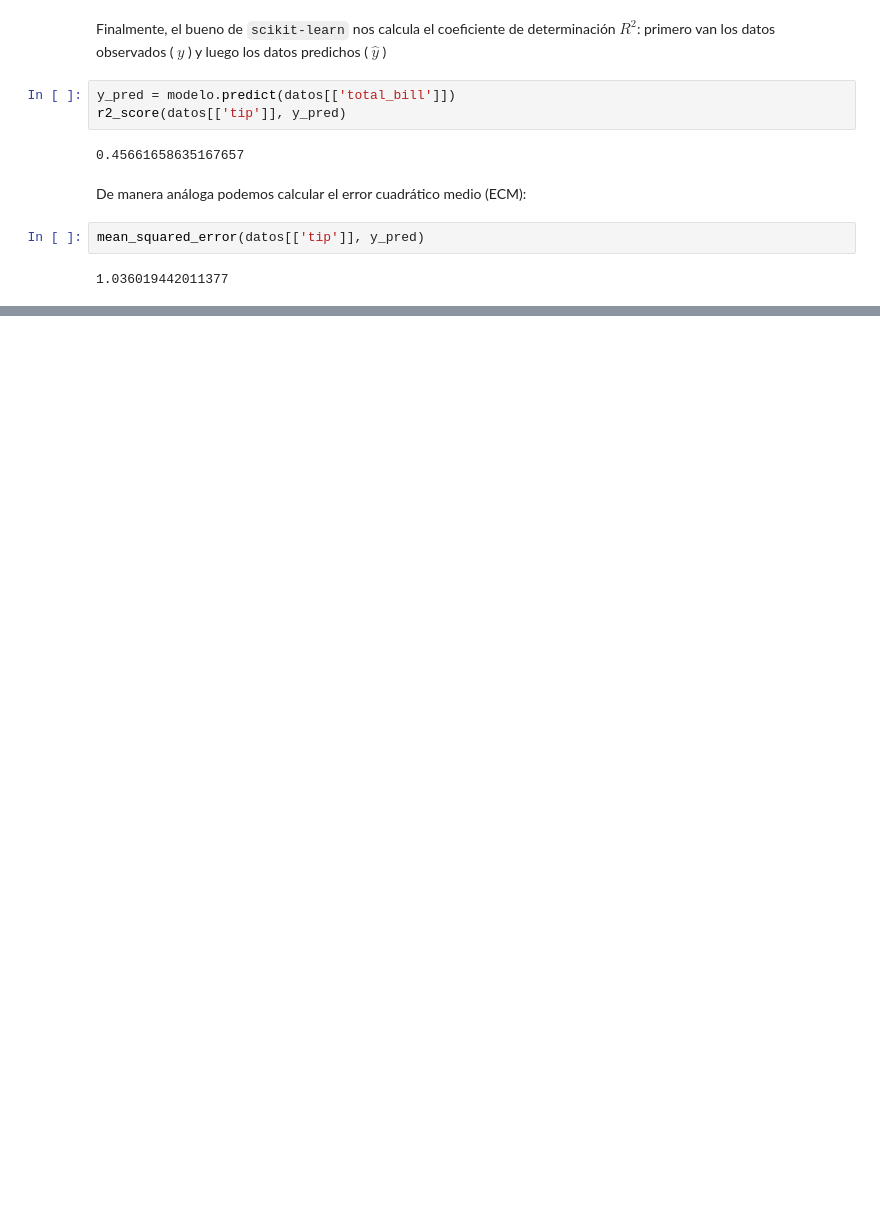
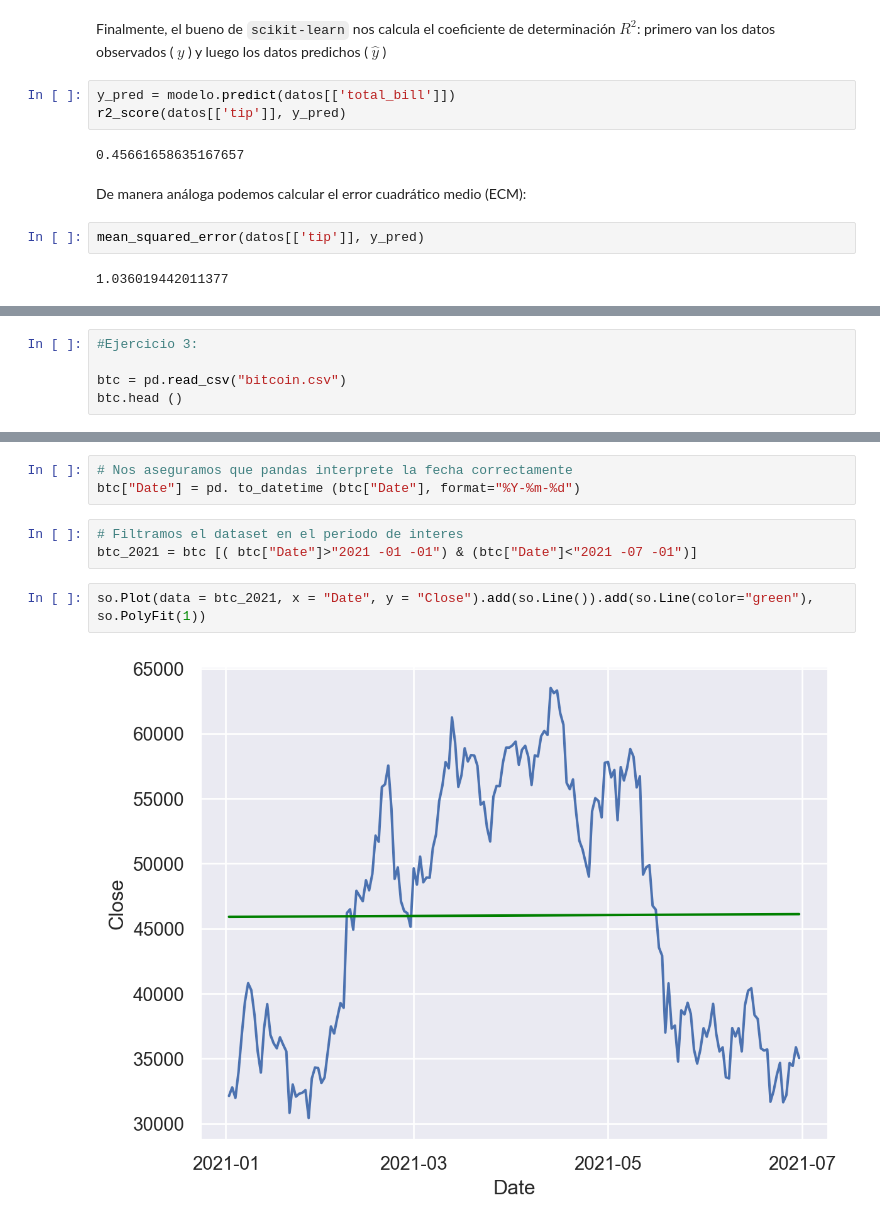
Before and after one commit to romanprs03/labo_de_datos, a Jupyter notebook: clase6-ldd-regresionlineal.ipynb, the cells around one changed output, grey strips where cells are left out. Drawn from its saved outputs; the diff is of its cells as text; blank space fills up the shorter version.

```diff
--- a/clase6-ldd-regresionlineal.ipynb
+++ b/clase6-ldd-regresionlineal.ipynb
@@ -236,0 +367,5 @@ mean_squared_error(datos[['tip']], y_pred)
+# %%
+#Ejercicio 3:
+
+btc = pd.read_csv("bitcoin.csv")
+btc.head ()
@@ -236,0 +379,10 @@ mean_squared_error(datos[['tip']], y_pred)
+# %%
+# Nos aseguramos que pandas interprete la fecha correctamente
+btc["Date"] = pd. to_datetime (btc["Date"], format="%Y-%m-%d")
+# %%
+# Filtramos el dataset en el periodo de interes
+btc_2021 = btc [( btc["Date"]>"2021 -01 -01") & (btc["Date"]<"2021 -07 -01")]
+# %%
+so.Plot(data = btc_2021, x = "Date", y = "Close").add(so.Line()).add(so.Line(color="green"), so.PolyFit(1))
+# %% [output]
+[figure, added]
```
Also changed, not shown: parts of 19 cells of this notebook, 2 other files.
